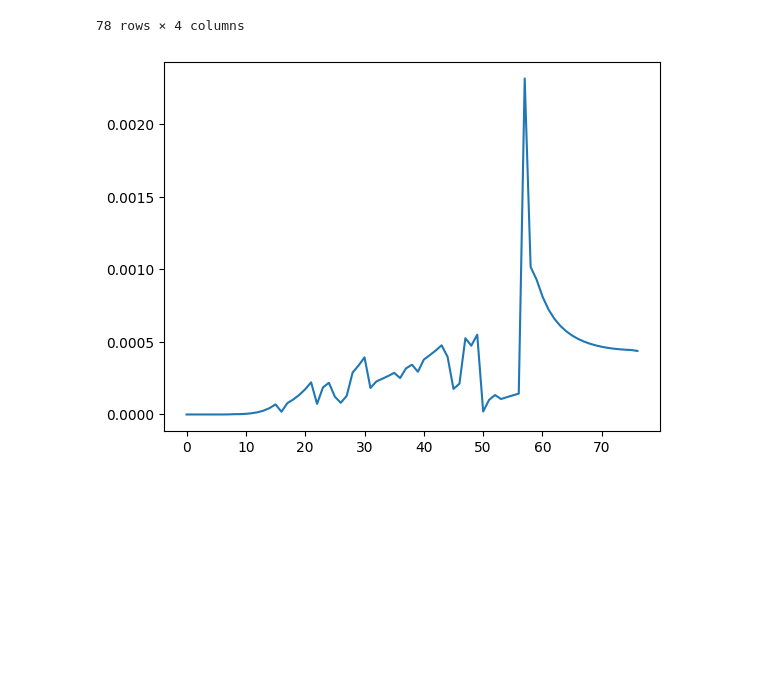
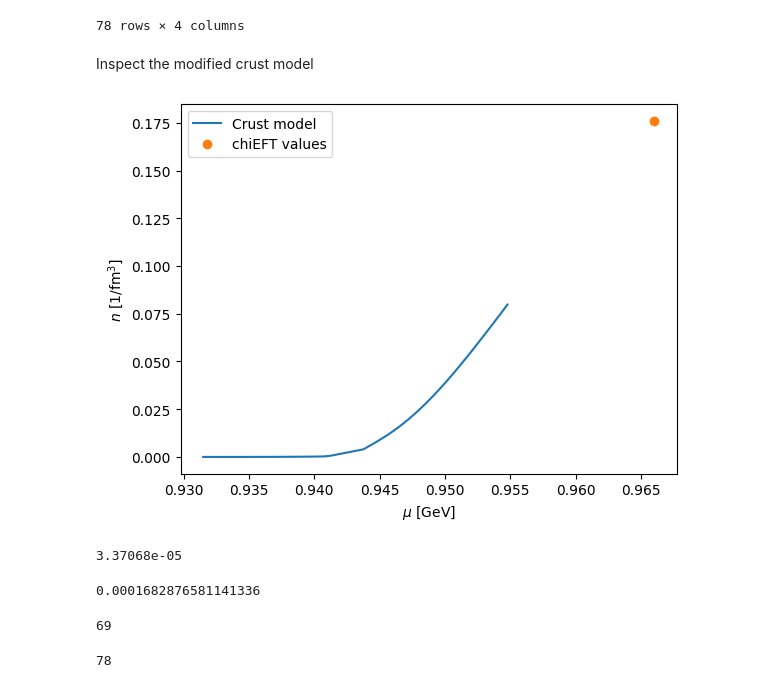
Before and after one commit to eliotfinch/pqcd, a Jupyter notebook: notebooks/inspect_crust.ipynb, the cells around one changed output. Drawn from its saved outputs; the diff is of its cells as text; code cells hidden in the pictures; blank space fills up the shorter version.

```diff
--- a/notebooks/inspect_crust.ipynb
+++ b/notebooks/inspect_crust.ipynb
@@ -81,5 +79,55 @@ chemical_potential = (energy_density+pressure)/number_density
-# %%
-fig, ax = plt.subplots()
-_ = ax.plot(np.diff(chemical_potential))
-# %% [output]
-[figure, removed]
+# %% [markdown]
+Inspect the modified crust model
+# %%
+crust = pd.read_csv('../make-agnostic-processes/ingo-bps-with-cs2c2-modified.csv')
+# %%
+crust_pressure = to_GeV_per_cubic_femtometre(crust.pressurec2)
+crust_energy_density = to_GeV_per_cubic_femtometre(crust.energy_densityc2)
+crust_number_density = to_nucleons_per_cubic_femtometre(crust.baryon_density)
+
+crust_chemical_potential = (crust_energy_density+crust_pressure)/crust_number_density
+# %%
+# Some example (mu [GeV], n [1/fm^3], p [GeV/fm^3]) values for chiEFT
+CET_values = {
+    'soft': [0.966, 0.176, 2.163/1000],
+    'stiff': [0.978, 0.176, 3.542/1000]
+}
+
+muL, nL, pL = CET_values['soft']
+epsilonL = pqcd.epsilon_func(muL, nL, pL)
+# %%
+fig, ax = plt.subplots()
+
+ax.plot(crust_chemical_potential, crust_number_density, label='Crust model')
+ax.plot(muL, nL, 'o', label='chiEFT values')
+
+ax.set_xlabel(r'$\mu$ [GeV]')
+ax.set_ylabel(r'$n$ [1/fm$^3$]')
+
+ax.legend();
+# %% [output]
+[figure, added]
+# %%
+# in http://arxiv.org/abs/1910.09740 its stated that p_ref = 5.4e31 dyn/cm^2,
+# which is the pressure they force the GP to approach phi = 6 (i.e., they're
+# trying to roughly match some known low-pressure physics)
+p_ref = dyn_per_square_cm_to_GeV_per_cubic_femtometer(5.4e31)
+p_ref
+# %% [output]
+3.37068e-05
+# %%
+# We modified this to be a higher value in the new GP
+p_ref_new = to_GeV_per_cubic_femtometre(3e11)
+p_ref_new
+# %% [output]
+0.0001682876581141336
+# %%
+# The index where this reference pressure is in the crust array
+p_ref_new_index = np.argmin(abs(crust_pressure-p_ref_new))
+p_ref_new_index
+# %% [output]
+69
+# %%
+len(crust_pressure)
+# %% [output]
+78
```
Also changed, not shown: parts of 8 cells of this notebook.
